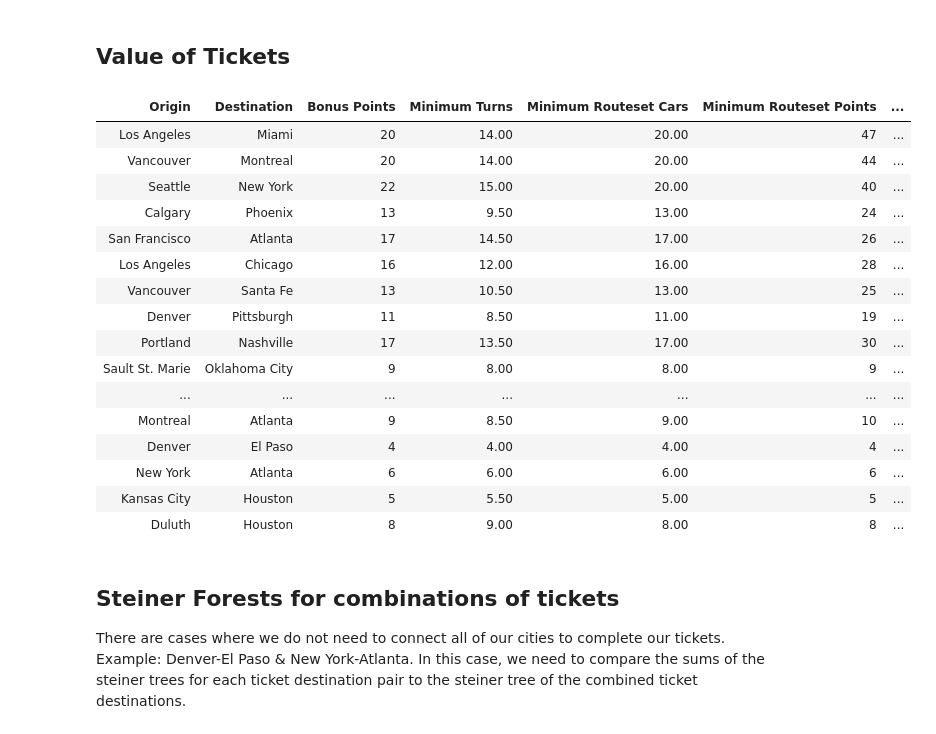
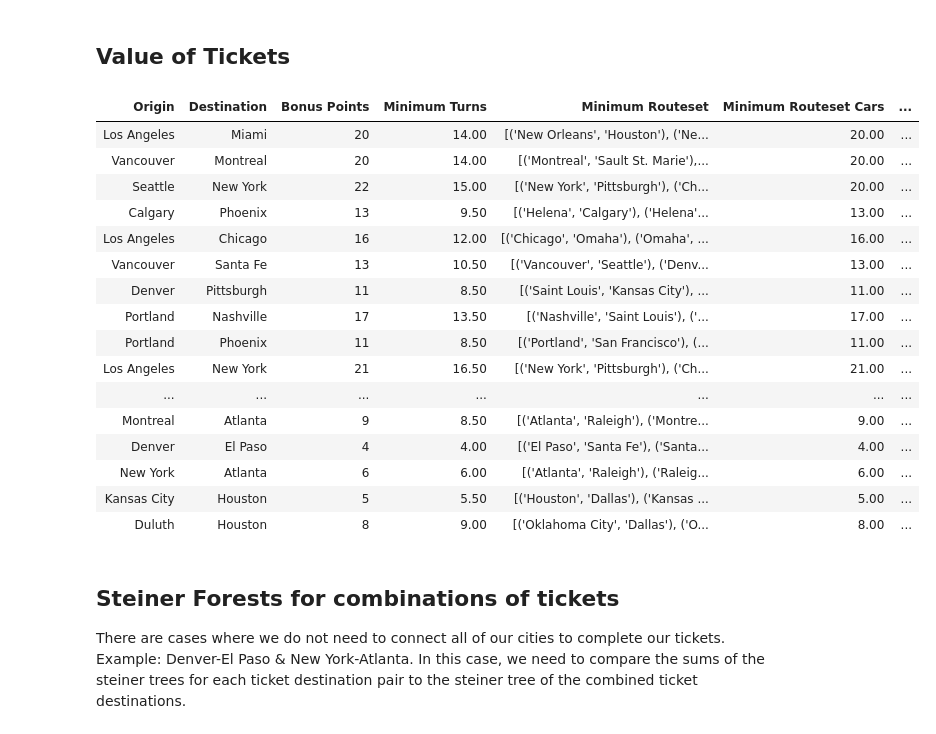
Before and after one commit to jbadlato/jbadlato.github.io, a Jupyter notebook: ticket-to-ride.ipynb, the cells around one changed output. Saved outputs shown, nothing was run; the diff lists cells and outputs as text; code cells hidden in the pictures.

Commit message:
fix tickets csv, table sorting

```diff
--- a/ticket-to-ride.ipynb
+++ b/ticket-to-ride.ipynb
@@ -140,48 +140,47 @@ def get_routeset_cars(routes: List[tuple[str,str]]) -> int:
 # %%
 # Build ticket data frame
 TICKETS = pd.read_csv("america_tickets.csv")
 # TICKETS["Fastest Turns to Claim"], TICKETS["Path"]] =
 TICKETS[["Minimum Turns", "Minimum Routeset"]] = TICKETS.apply(lambda x: get_fastest_tree([x["Origin"], x["Destination"]]), axis=1)
 TICKETS["Minimum Routeset Cars"] = TICKETS.apply(lambda x: get_routeset_cars(x["Minimum Routeset"]), axis=1)
 TICKETS["Minimum Routeset Points"] = TICKETS.apply(lambda x: get_routeset_points(x["Minimum Routeset"]), axis=1)
 TICKETS["Minimum Routeset Points per Turn"] = TICKETS.apply(lambda x: x["Minimum Routeset Points"]/x["Minimum Turns"], axis=1)
 TICKETS["Minimum Routeset Cars per Turn"] = TICKETS.apply(lambda x: x["Minimum Routeset Cars"]/x["Minimum Turns"], axis=1)
 TICKETS["Minimum Routeset Total Points per Turn"] = TICKETS.apply(lambda x: (x["Bonus Points"]+x["Minimum Routeset Points"])/x["Minimum Turns"], axis=1)
-TICKETS.sort_values("Minimum Routeset Total Points per Turn")
 
 def set_style(styler):
     styler.background_gradient(axis=None,cmap=sns.dark_palette("seagreen", as_cmap=True), subset=["Bonus Points"])
     styler.background_gradient(axis=None,cmap=sns.dark_palette("seagreen", as_cmap=True), subset=["Minimum Routeset Cars"])
     styler.background_gradient(axis=None,cmap=sns.dark_palette("seagreen", as_cmap=True), subset=["Minimum Routeset Points"])
     styler.background_gradient(axis=None,cmap=sns.dark_palette("seagreen", as_cmap=True), subset=["Minimum Routeset Points per Turn"])
     styler.background_gradient(axis=None,cmap=sns.dark_palette("seagreen", as_cmap=True), subset=["Minimum Routeset Cars per Turn"])
     styler.background_gradient(axis=None,cmap=sns.dark_palette("seagreen", as_cmap=True), subset=["Minimum Routeset Total Points per Turn"])
     styler.background_gradient(axis=None,cmap=sns.dark_palette("seagreen", as_cmap=True), subset=["Minimum Routeset Total Points per Turn"])
     styler.background_gradient(axis=None,cmap=sns.dark_palette("seagreen", as_cmap=True).reversed(), subset=["Minimum Turns"])
     styler.hide(axis=0) # Hides index column
-    styler.hide(axis=1, subset=["Minimum Routeset"]) # TODO: find a better way to display?
+    # styler.hide(axis=1, subset=["Minimum Routeset"]) # TODO: find a better way to display?
     styler.format(precision=0, subset=["Bonus Points"])
     styler.format(precision=2)
     return styler
-TICKETS.style.pipe(set_style)
+TICKETS.sort_values("Minimum Routeset Total Points per Turn", ascending=False).style.pipe(set_style)
 # %% [output]
-| Origin | Destination | Bonus Points | Minimum Turns | Minimum Routeset Cars | Minimum Routeset Points | ... |
-| Los Angeles | Miami | 20 | 14.00 | 20.00 | 47 | ... |
-| Vancouver | Montreal | 20 | 14.00 | 20.00 | 44 | ... |
-| Seattle | New York | 22 | 15.00 | 20.00 | 40 | ... |
-| Calgary | Phoenix | 13 | 9.50 | 13.00 | 24 | ... |
-| San Francisco | Atlanta | 17 | 14.50 | 17.00 | 26 | ... |
-| Los Angeles | Chicago | 16 | 12.00 | 16.00 | 28 | ... |
-| Vancouver | Santa Fe | 13 | 10.50 | 13.00 | 25 | ... |
-| Denver | Pittsburgh | 11 | 8.50 | 11.00 | 19 | ... |
-| Portland | Nashville | 17 | 13.50 | 17.00 | 30 | ... |
-| Sault St. Marie | Oklahoma City | 9 | 8.00 | 8.00 | 9 | ... |
+| Origin | Destination | Bonus Points | Minimum Turns | Minimum Routeset | Minimum Routeset Cars | ... |
+| Los Angeles | Miami | 20 | 14.00 | [('New Orleans', 'Houston'), ('Ne... | 20.00 | ... |
+| Vancouver | Montreal | 20 | 14.00 | [('Montreal', 'Sault St. Marie'),... | 20.00 | ... |
+| Seattle | New York | 22 | 15.00 | [('New York', 'Pittsburgh'), ('Ch... | 20.00 | ... |
+| Calgary | Phoenix | 13 | 9.50 | [('Helena', 'Calgary'), ('Helena'... | 13.00 | ... |
+| Los Angeles | Chicago | 16 | 12.00 | [('Chicago', 'Omaha'), ('Omaha', ... | 16.00 | ... |
+| Vancouver | Santa Fe | 13 | 10.50 | [('Vancouver', 'Seattle'), ('Denv... | 13.00 | ... |
+| Denver | Pittsburgh | 11 | 8.50 | [('Saint Louis', 'Kansas City'), ... | 11.00 | ... |
+| Portland | Nashville | 17 | 13.50 | [('Nashville', 'Saint Louis'), ('... | 17.00 | ... |
+| Portland | Phoenix | 11 | 8.50 | [('Portland', 'San Francisco'), (... | 11.00 | ... |
+| Los Angeles | New York | 21 | 16.50 | [('New York', 'Pittsburgh'), ('Ch... | 21.00 | ... |
 | ... | ... | ... | ... | ... | ... | ... |
-| Montreal | Atlanta | 9 | 8.50 | 9.00 | 10 | ... |
-| Denver | El Paso | 4 | 4.00 | 4.00 | 4 | ... |
-| New York | Atlanta | 6 | 6.00 | 6.00 | 6 | ... |
-| Kansas City | Houston | 5 | 5.50 | 5.00 | 5 | ... |
-| Duluth | Houston | 8 | 9.00 | 8.00 | 8 | ... |
+| Montreal | Atlanta | 9 | 8.50 | [('Atlanta', 'Raleigh'), ('Montre... | 9.00 | ... |
+| Denver | El Paso | 4 | 4.00 | [('El Paso', 'Santa Fe'), ('Santa... | 4.00 | ... |
+| New York | Atlanta | 6 | 6.00 | [('Atlanta', 'Raleigh'), ('Raleig... | 6.00 | ... |
+| Kansas City | Houston | 5 | 5.50 | [('Houston', 'Dallas'), ('Kansas ... | 5.00 | ... |
+| Duluth | Houston | 8 | 9.00 | [('Oklahoma City', 'Dallas'), ('O... | 8.00 | ... |
 # %% [markdown]
 ## Steiner Forests for combinations of tickets
 There are cases where we do not need to connect all of our cities to complete our tickets. Example: Denver-El Paso & New York-Atlanta.  In this case, we need to compare the sums of the steiner trees for each ticket destination pair to the steiner tree of the combined ticket destinations.
```
Also changed, not shown: parts of 1 cell of this notebook, 1 other file.
